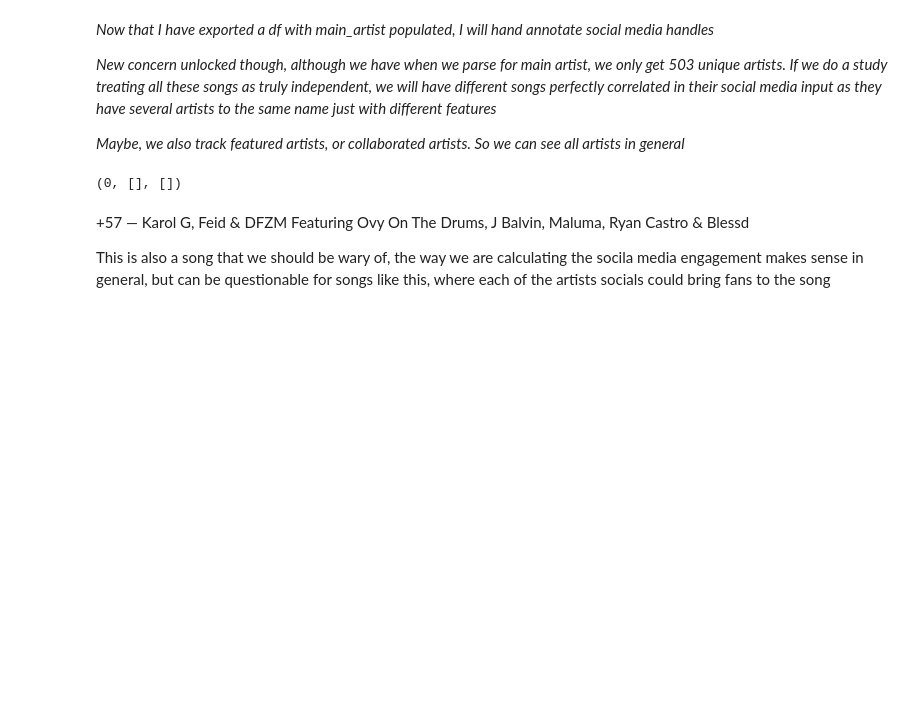
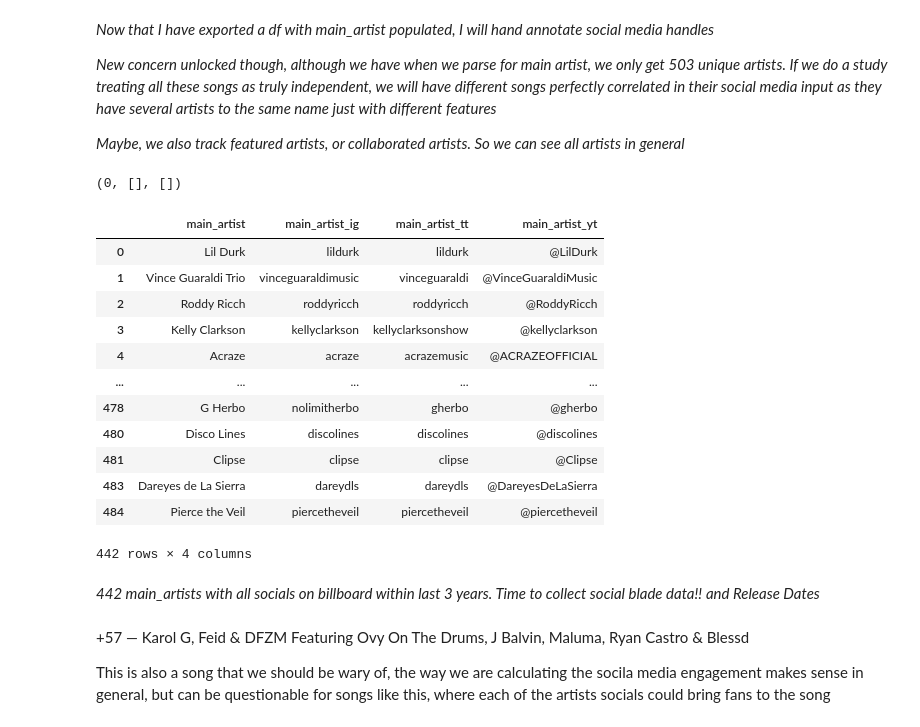
Before and after one commit to tom4sg/DURF, a Jupyter notebook: data_processing.ipynb, the cells around one changed output. Cells and saved outputs as stored; diff of their text form; code cells hidden in the pictures; blank space fills up the shorter version.

```diff
--- a/data_processing.ipynb
+++ b/data_processing.ipynb
@@ -380,7 +380,24 @@ artist_handles_df = (
 
 artist_handles_df.to_csv("data/processed_data/artist_handles.csv")
 # %%
-# Notice, V of BTS doesn't have an official tiktok account or Youtube.
+artist_handles_df.replace("", pd.NA).dropna(how="any")
+# %% [output]
+|  | main_artist | main_artist_ig | main_artist_tt | main_artist_yt |
+| 0 | Lil Durk | lildurk | lildurk | @LilDurk |
+| 1 | Vince Guaraldi Trio | vinceguaraldimusic | vinceguaraldi | @VinceGuaraldiMusic |
+| 2 | Roddy Ricch | roddyricch | roddyricch | @RoddyRicch |
+| 3 | Kelly Clarkson | kellyclarkson | kellyclarksonshow | @kellyclarkson |
+| 4 | Acraze | acraze | acrazemusic | @ACRAZEOFFICIAL |
+| ... | ... | ... | ... | ... |
+| 478 | G Herbo | nolimitherbo | gherbo | @gherbo |
+| 480 | Disco Lines | discolines | discolines | @discolines |
+| 481 | Clipse | clipse | clipse | @Clipse |
+| 483 | Dareyes de La Sierra | dareydls | dareydls | @DareyesDeLaSierra |
+| 484 | Pierce the Veil | piercetheveil | piercetheveil | @piercetheveil |
+442 rows × 4 columns
+# %% [markdown]
+*442 main_artists with all socials on billboard within last 3 years. Time to collect social blade data!!*
+*and Release Dates*
 # %% [markdown]
 +57 — Karol G, Feid & DFZM Featuring Ovy On The Drums, J Balvin, Maluma, Ryan Castro & Blessd
 
```
